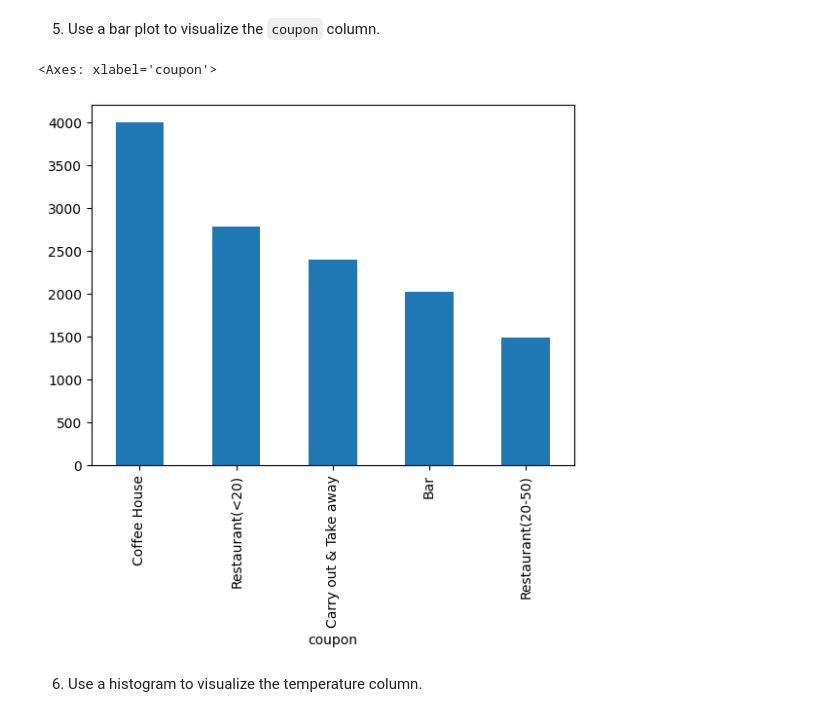
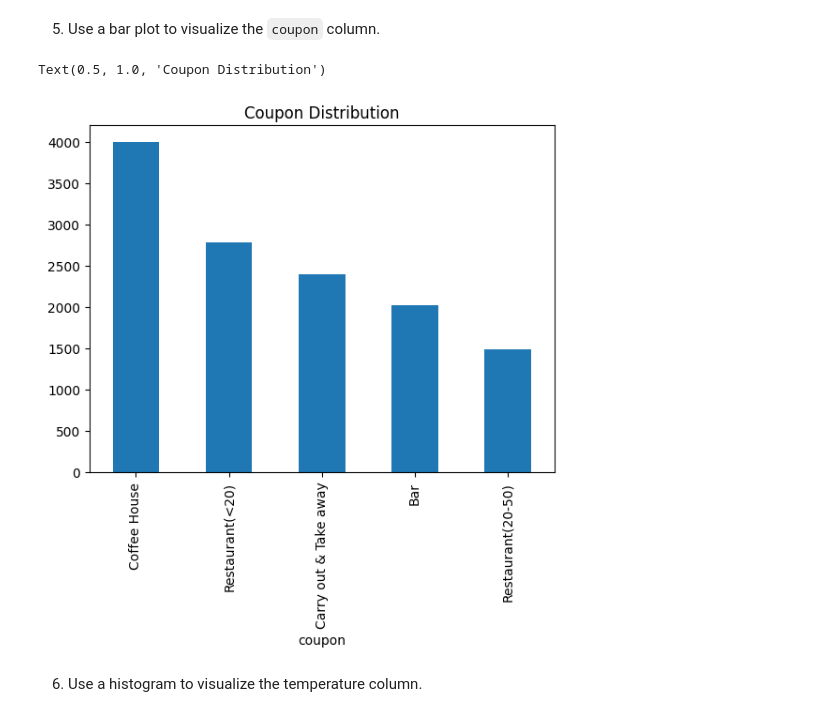
Before and after one commit to mingl2000/MLAI, a Jupyter notebook: prompt.ipynb, the cells around one changed output. Drawn from its saved outputs; the diff is of its cells as text; code cells hidden in the pictures.

```diff
--- a/prompt.ipynb
+++ b/prompt.ipynb
@@ -159,9 +159,10 @@ Percetage accepted coupon 56.84326710816777 %
 5. Use a bar plot to visualize the `coupon` column.
 # %%
 data['coupon'].value_counts().plot(kind='bar')
+plt.title('Coupon Distribution')
 # %% [output]
-<Axes: xlabel='coupon'>
+Text(0.5, 1.0, 'Coupon Distribution')
-[figure, old version]
+[figure, new version]
 # %% [markdown]
 6. Use a histogram to visualize the temperature column.
 # %%
```
Also changed, not shown: parts of 1 cell of this notebook, 9 other files.
